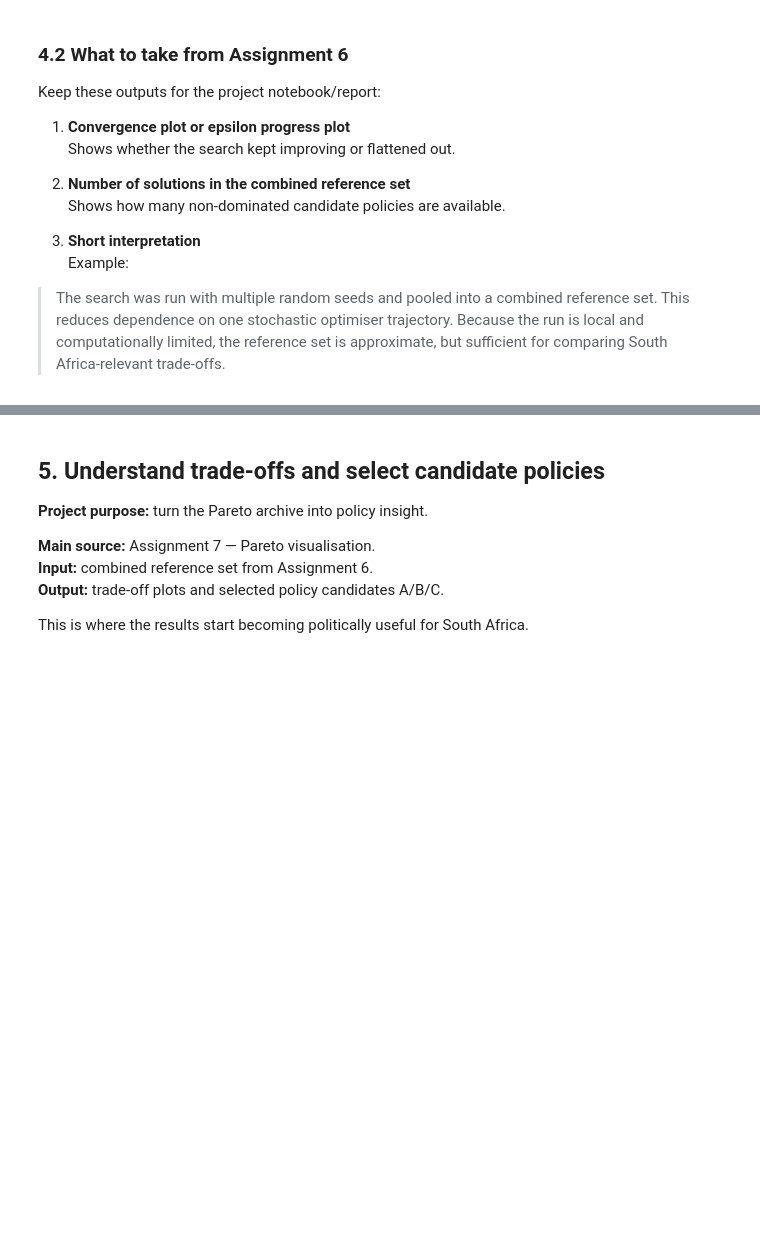
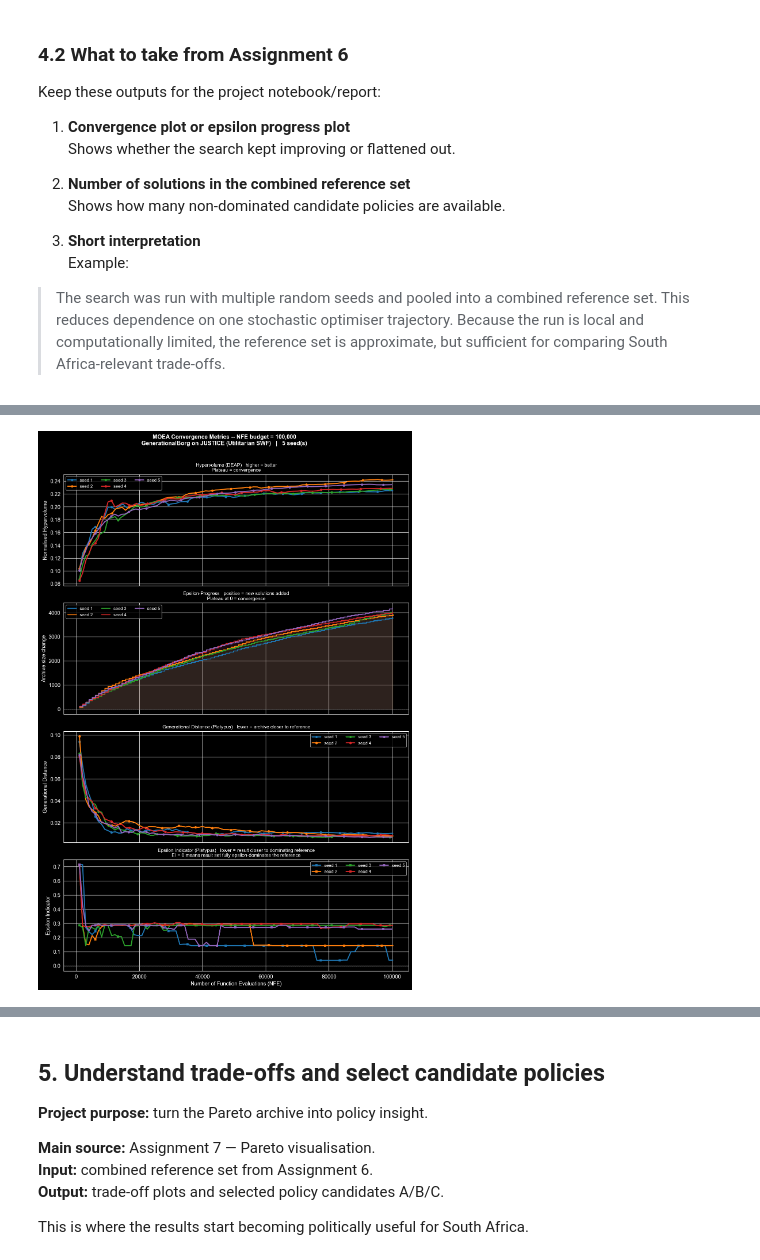
Before and after one commit to juliusrupert/epa141a, a Jupyter notebook: A- Project G15/projectwithallsteps.ipynb, the cells around one changed output, grey strips where cells are left out. Saved outputs shown, nothing was run; the diff lists cells and outputs as text; code cells hidden in the pictures; blank space fills up the shorter version.

```diff
--- a/A- Project G15/projectwithallsteps.ipynb
+++ b/A- Project G15/projectwithallsteps.ipynb
@@ -1208,20 +1366,0 @@ Update paths if your Assignment 6 notebook saves files under different names.
-# %%
-# Possible output paths. Adjust these names to match Assignment 6.
-REFERENCE_SET_PATHS = [
-    RESULTS_DIR / "combined_reference_set.csv",
-    RESULTS_DIR / "reference_set.csv",
-    RESULTS_DIR / "epsilon_nondominated_set.csv",
-]
-
-reference_set = None
-for path in REFERENCE_SET_PATHS:
-    if path.exists():
-        reference_set = pd.read_csv(path)
-        print("Loaded reference set:", path)
-        break
-
-if reference_set is None:
-    print("No reference set found yet. Complete Assignment 6, then update REFERENCE_SET_PATHS if needed.")
-else:
-    print("Reference set shape:", reference_set.shape)
-    display(reference_set.head())
@@ -1265,0 +1915,78 @@ CONVERGENCE_NOTES
+# %%
+# Four-panel convergence plot -- one figure per NFE group
+if "all_metric_curves" in dir():
+
+    nfe_budgets = sorted({nfe for (nfe, _) in all_metric_curves})
+    _tab10 = plt.cm.tab10
+
+    for nfe_budget in nfe_budgets:
+        keys   = [(nfe, seed) for (nfe, seed) in sorted(all_metric_curves)
+                  if nfe == nfe_budget]
+        seeds  = [seed for (_, seed) in keys]
+        colors = [_tab10(i / 10) for i in range(len(seeds))]
+
+        fig, axes = plt.subplots(4, 1, figsize=(11, 16), sharex=True)
+
+        # Panel 1: Hypervolume (DEAP)
+        ax = axes[0]
+        for (nfe, seed), col in zip(keys, colors):
+            d = all_metric_curves[(nfe, seed)]
+            ax.plot(d["nfe"], d["hv"], lw=2.2, color=col, marker="o", markersize=4,
+                    markevery=max(1, len(d["nfe"]) // 15), label=f"seed {seed}")
+        ax.set_ylabel("Normalised Hypervolume", fontsize=11)
+        ax.set_title("Hypervolume (DEAP)   higher = better\nPlateau = convergence", fontsize=10)
+        ax.legend(fontsize=9, ncol=min(len(seeds), 3))
+
+        # Panel 2: Epsilon-progress
+        ax = axes[1]
+        for (nfe, seed), col in zip(keys, colors):
+            d = all_metric_curves[(nfe, seed)]
+            ax.plot(d["nfe"], d["eps"], lw=2.0, color=col,
+                    drawstyle="steps-post", label=f"seed {seed}")
+            ax.fill_between(d["nfe"], 0, d["eps"], step="post", color=col, alpha=0.08)
+        ax.axhline(0, color="0.5", lw=0.8, linestyle="--")
+        ax.set_ylabel("Archive size change", fontsize=11)
+        ax.set_title("Epsilon-Progress   positive = new solutions added\nPlateau at 0 = convergence", fontsize=10)
+        ax.legend(fontsize=9, ncol=min(len(seeds), 3))
+
+        # Panel 3: Generational Distance
+        ax = axes[2]
+        for (nfe, seed), col in zip(keys, colors):
+            d = all_metric_curves[(nfe, seed)]
+            mask = np.isfinite(d["gd"])
+            ax.plot(d["nfe"][mask], d["gd"][mask], lw=2.2, color=col,
+                    marker="o", markersize=4,
+                    markevery=max(1, mask.sum() // 15), label=f"seed {seed}")
+        ax.set_ylabel("Generational Distance", fontsize=11)
+        ax.set_title("Generational Distance (Platypus)   lower = archive closer to reference", fontsize=10)
+        ax.legend(fontsize=9, ncol=min(len(seeds), 3))
+
+        # Panel 4: Epsilon Indicator
+        ax = axes[3]
+        for (nfe, seed), col in zip(keys, colors):
+            d = all_metric_curves[(nfe, seed)]
+            mask = np.isfinite(d["ei"])
+            ax.plot(d["nfe"][mask], d["ei"][mask], lw=2.2, color=col,
+                    marker="s", markersize=4,
+                    markevery=max(1, mask.sum() // 15), label=f"seed {seed}")
+        ax.axhline(0, color="0.5", lw=0.8, linestyle="--")
+        ax.set_ylabel("Epsilon Indicator", fontsize=11)
+        ax.set_title("Epsilon Indicator (Platypus)   lower = result closer to dominating reference\nEI = 0 means result set fully epsilon-dominates the reference", fontsize=10)
+        ax.legend(fontsize=9, ncol=min(len(seeds), 3))
+        ax.set_xlabel("Number of Function Evaluations (NFE)", fontsize=11)
+
+        for ax in axes:
+            ax.grid(axis="y", color="0.9", zorder=0)
+
+        fig.suptitle(
+            f"MOEA Convergence Metrics -- NFE budget = {nfe_budget:,}\n"
+            f"GenerationalBorg on JUSTICE (Utilitarian SWF)   |   {len(seeds)} seed(s)",
+            fontsize=12, y=1.01, fontweight="bold",
+        )
+        plt.tight_layout()
+        fname = f"moea_convergence_metrics_{nfe_budget}nfe.png"
+        plt.savefig(fname, dpi=150, bbox_inches="tight")
+        plt.show()
+        print(f"Saved: {fname}")
+# %% [output]
+[figure, added]
```
Also changed, not shown: parts of 39 cells of this notebook, 20 other files.
